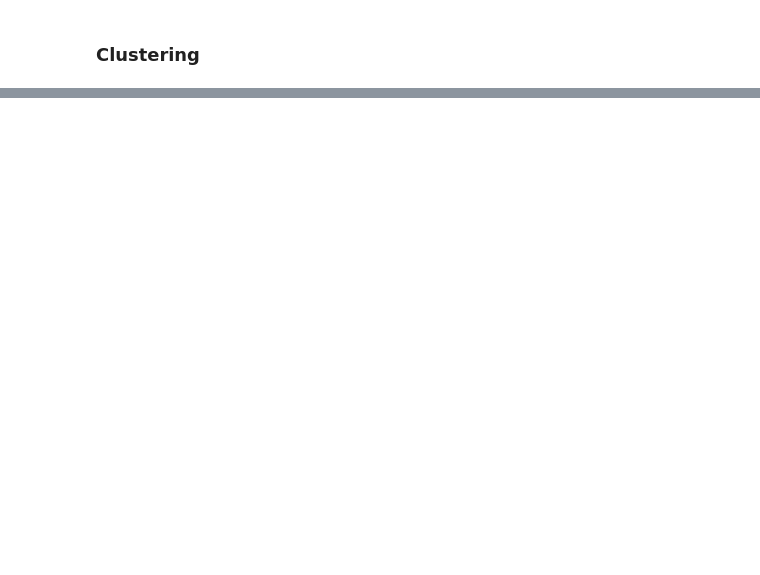
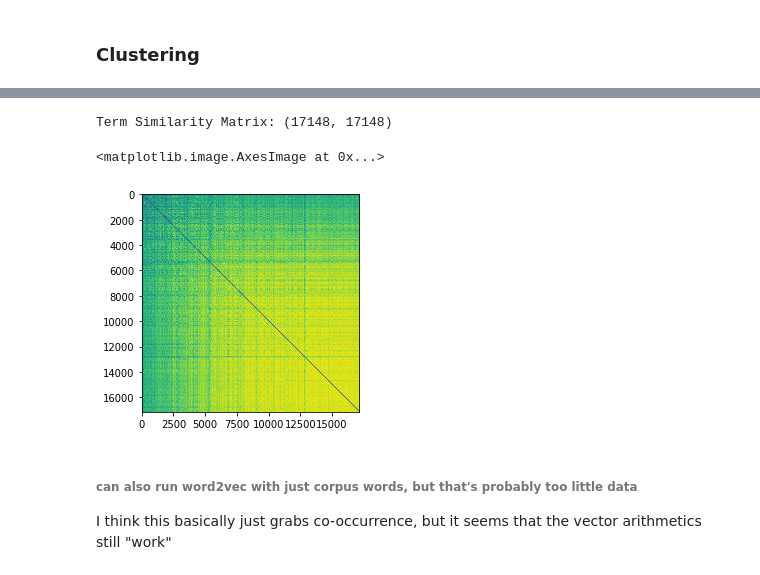
Before and after one commit to voytekresearch/IdentityCrisis, a Jupyter notebook: analysis/analysis_cogsci.ipynb, the cells around one changed output, grey strips where cells are left out. Saved outputs shown, nothing was run; the diff lists cells and outputs as text; code cells hidden in the pictures; blank space fills up the shorter version.

```diff
--- a/analysis/analysis_cogsci.ipynb
+++ b/analysis/analysis_cogsci.ipynb
@@ -276,0 +351,36 @@ pd.DataFrame([t[:10] for t in clustered_terms], index=['Clu%i'%i for i in range(
+# %%
+def terms_to_phrases(sentence_list_orig, terms_orig, merge_char=' '):
+    # takes a sentence list (prepped for word2vec) and find multi-word phrases from
+    # a dictionary (terms_orig) and merge them into single terms
+    sentence_list = [s for s in sentence_list_orig]
+    terms = [t for t in terms_orig]
+
+    # takes multi-word terms and merge them into phrases, and change the sentence_list accordingly
+    for t_ind, t in enumerate(terms):
+        t_split = t.split(sep=' ')
+        # if it's a multi-word term
+        if len(t_split)>1:
+            terms[t_ind] = merge_char.join(t_split)
+            print(terms[t_ind])
+            for s in sentence_list:
+                # go through all the sentences to find and combine that phrase
+                for i,w in enumerate(s):
+                    if w == t_split[0] and s[i:i+len(t_split)]==t_split:
+                        s[i:i+len(t_split)] = [merge_char.join(t_split)]
+
+    return sentence_list, terms
+# %%
+# combine title & abstract of each document and put into list
+exclude = set(string.punctuation) - {'-'} # don't discard dashes
+sentence_list = []
+for t in range(len(df_cs)):
+    sentence_list.append(df_cs['Title'][t])
+    # check if the abstract is empty
+    if type(df_cs['Abstract'][t]) is str:
+        sentence_list = sentence_list + df_cs['Abstract'][t].split('.')
+
+# get rid of blanks, punctuations, and convert sentences into lists of words
+sentence_list = [''.join(ch for ch in s if ch not in exclude).lower().split() for s in sentence_list if s is not '']
+# %%
+# loop over again to combine words that are phrases in the cognitive terms
+sentence_list, terms_merged = terms_to_phrases(sentence_list, terms['Terms'], merge_char='-')
@@ -276,0 +409,4 @@ pd.DataFrame([t[:10] for t in clustered_terms], index=['Clu%i'%i for i in range(
+# %%
+# get gensim model
+model = gs.models.Word2Vec(sentence_list, min_count=2, size=100, window=10, sg=1)
+w2v_vocab = model.wv.index2word # get the vocab of word2vec representation
@@ -276,0 +519,11 @@ pd.DataFrame([t[:10] for t in clustered_terms], index=['Clu%i'%i for i in range(
+# %%
+term_sim_w2v = metrics.pairwise.cosine_similarity(model.wv.vectors)
+print('Term Similarity Matrix: (%i, %i)'%term_sim_w2v.shape)
+plt.imshow(term_sim_w2v - sp.eye(term_sim_w2v.shape[0]))
+# %% [output]
+Term Similarity Matrix: (17148, 17148)
+<matplotlib.image.AxesImage at 0x...>
+[figure, added]
+# %% [markdown]
+###### can also run word2vec with just corpus words, but that's probably too little data
+I think this basically just grabs co-occurrence, but it seems that the vector arithmetics still "work"
```
Also changed, not shown: parts of 26 cells of this notebook, 2 other files.
